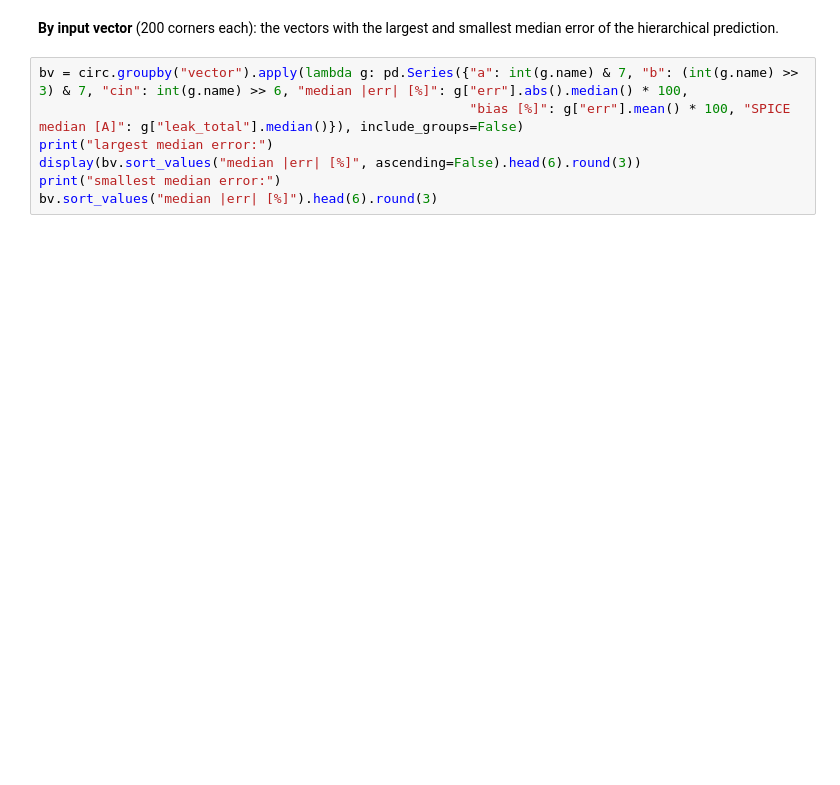
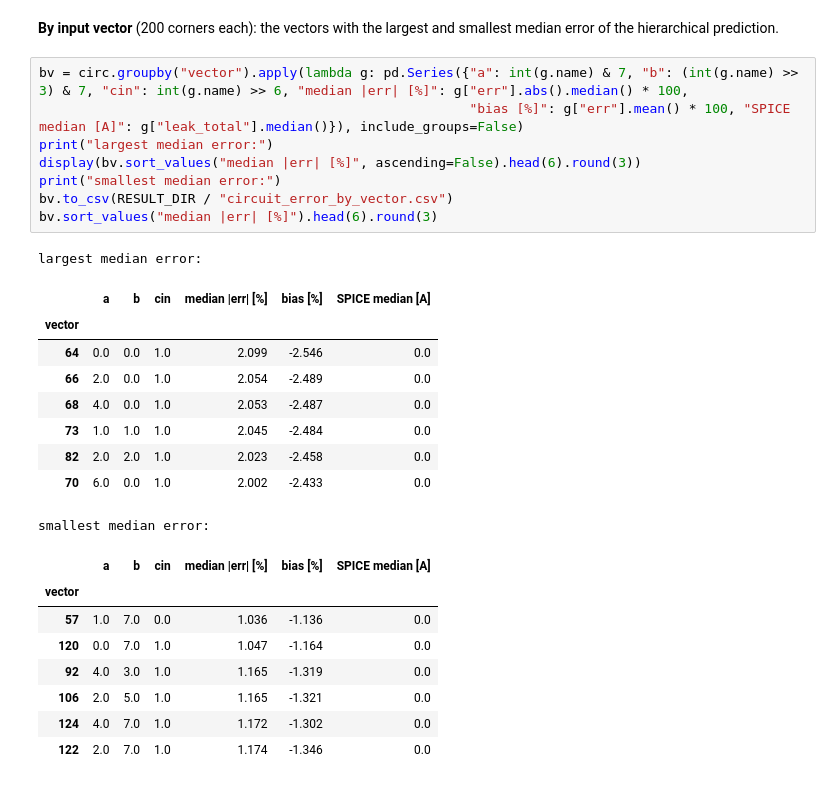
Before and after one commit to rtvk2/dvd-leakage-estimation, a Jupyter notebook: notebooks/07_error_analysis.ipynb, the cells around one changed output. Drawn from its saved outputs; the diff is of its cells as text; blank space fills up the shorter version.

```diff
--- a/notebooks/07_error_analysis.ipynb
+++ b/notebooks/07_error_analysis.ipynb
@@ -125,7 +277,27 @@ circ_tab.round(2)
 # %%
 bv = circ.groupby("vector").apply(lambda g: pd.Series({"a": int(g.name) & 7, "b": (int(g.name) >> 3) & 7, "cin": int(g.name) >> 6, "median |err| [%]": g["err"].abs().median() * 100,
                                                        "bias [%]": g["err"].mean() * 100, "SPICE median [A]": g["leak_total"].median()}), include_groups=False)
 print("largest median error:")
 display(bv.sort_values("median |err| [%]", ascending=False).head(6).round(3))
 print("smallest median error:")
+bv.to_csv(RESULT_DIR / "circuit_error_by_vector.csv")
 bv.sort_values("median |err| [%]").head(6).round(3)
+# %% [output]
+largest median error:
+|  | a | b | cin | median |err| [%] | bias [%] | SPICE median [A] |
+| vector |  |  |  |  |  |  |
+| 64 | 0.0 | 0.0 | 1.0 | 2.099 | -2.546 | 0.0 |
+| 66 | 2.0 | 0.0 | 1.0 | 2.054 | -2.489 | 0.0 |
+| 68 | 4.0 | 0.0 | 1.0 | 2.053 | -2.487 | 0.0 |
+| 73 | 1.0 | 1.0 | 1.0 | 2.045 | -2.484 | 0.0 |
+| 82 | 2.0 | 2.0 | 1.0 | 2.023 | -2.458 | 0.0 |
+| 70 | 6.0 | 0.0 | 1.0 | 2.002 | -2.433 | 0.0 |
+smallest median error:
+|  | a | b | cin | median |err| [%] | bias [%] | SPICE median [A] |
+| vector |  |  |  |  |  |  |
+| 57 | 1.0 | 7.0 | 0.0 | 1.036 | -1.136 | 0.0 |
+| 120 | 0.0 | 7.0 | 1.0 | 1.047 | -1.164 | 0.0 |
+| 92 | 4.0 | 3.0 | 1.0 | 1.165 | -1.319 | 0.0 |
+| 106 | 2.0 | 5.0 | 1.0 | 1.165 | -1.321 | 0.0 |
+| 124 | 4.0 | 7.0 | 1.0 | 1.172 | -1.302 | 0.0 |
+| 122 | 2.0 | 7.0 | 1.0 | 1.174 | -1.346 | 0.0 |
```
Also changed, not shown: parts of 12 cells of this notebook, 10 other files.
